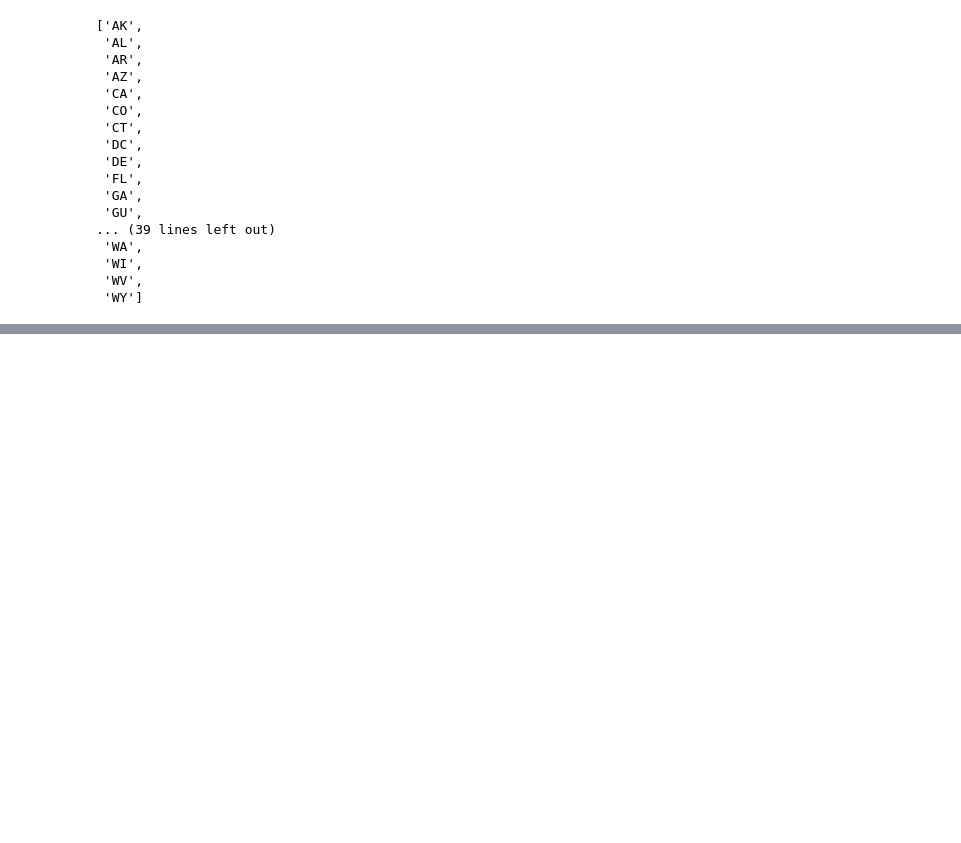
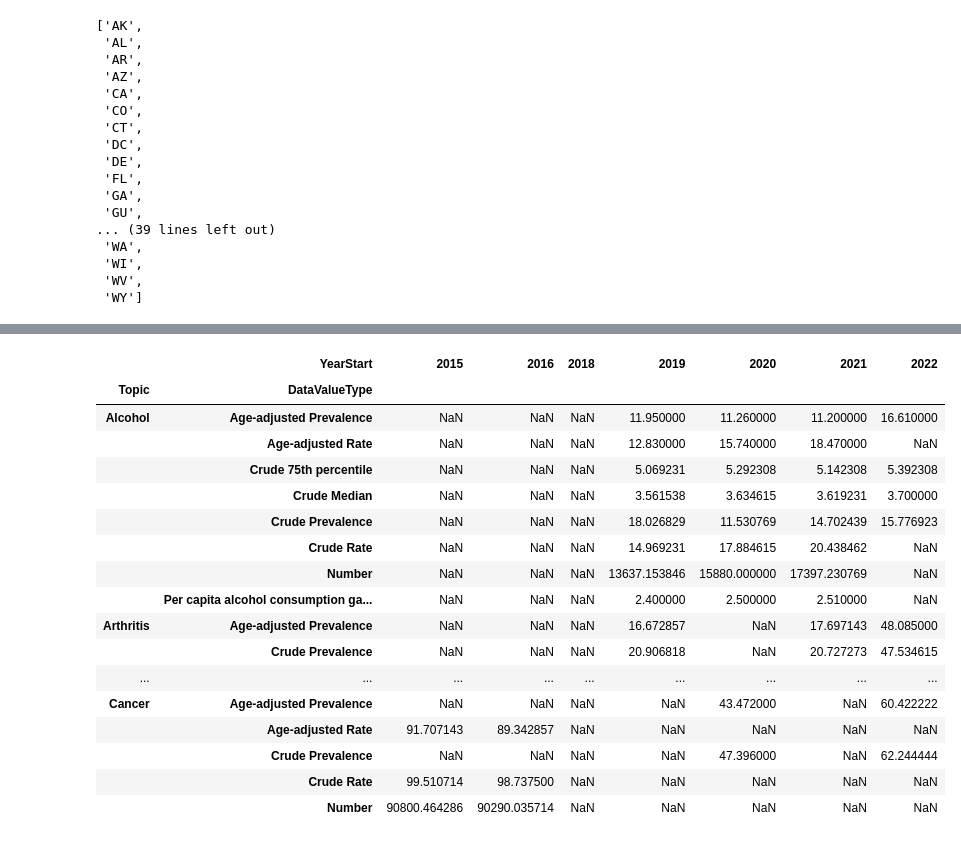
Before and after one commit to ajones1010/Project-1-, a Jupyter notebook: project_1/project_1.ipynb, the cells around one changed output, grey strips where cells are left out. Drawn from its saved outputs; the diff is of its cells as text; code cells hidden in the pictures; blank space fills up the shorter version.

```diff
--- a/project_1/project_1.ipynb
+++ b/project_1/project_1.ipynb
@@ -279,0 +256,4 @@ years_sorted
+# %%
+#adding 0 for NaN values in column "DataValue"
+us_cleaned_df = us_df.fillna({"DataValue": 0})
+us_cleaned_df.head(800)
@@ -279,0 +274,4 @@ years_sorted
+# %%
+# Reseting the index for a more aestethic view
+us_chronic_df = us_cleaned_df.reset_index(drop=True)
+us_chronic_df.head(10)
@@ -279,0 +346,23 @@ years_sorted
+# %%
+#transforming our dataframe with Topic and DataValueType as index and transposing the years into columns
+chronic_pivot_df = chronic_per_year.pivot_table(index=['Topic', 'DataValueType'], columns='YearStart', values='DataValue')
+chronic_pivot_df.head(20)
+# %% [output]
+|  | YearStart | 2015 | 2016 | 2018 | 2019 | 2020 | 2021 | 2022 |
+| Topic | DataValueType |  |  |  |  |  |  |  |
+| Alcohol | Age-adjusted Prevalence | NaN | NaN | NaN | 11.950000 | 11.260000 | 11.200000 | 16.610000 |
+|  | Age-adjusted Rate | NaN | NaN | NaN | 12.830000 | 15.740000 | 18.470000 | NaN |
+|  | Crude 75th percentile | NaN | NaN | NaN | 5.069231 | 5.292308 | 5.142308 | 5.392308 |
+|  | Crude Median | NaN | NaN | NaN | 3.561538 | 3.634615 | 3.619231 | 3.700000 |
+|  | Crude Prevalence | NaN | NaN | NaN | 18.026829 | 11.530769 | 14.702439 | 15.776923 |
+|  | Crude Rate | NaN | NaN | NaN | 14.969231 | 17.884615 | 20.438462 | NaN |
+|  | Number | NaN | NaN | NaN | 13637.153846 | 15880.000000 | 17397.230769 | NaN |
+|  | Per capita alcohol consumption ga... | NaN | NaN | NaN | 2.400000 | 2.500000 | 2.510000 | NaN |
+| Arthritis | Age-adjusted Prevalence | NaN | NaN | NaN | 16.672857 | NaN | 17.697143 | 48.085000 |
+|  | Crude Prevalence | NaN | NaN | NaN | 20.906818 | NaN | 20.727273 | 47.534615 |
+| ... | ... | ... | ... | ... | ... | ... | ... | ... |
+| Cancer | Age-adjusted Prevalence | NaN | NaN | NaN | NaN | 43.472000 | NaN | 60.422222 |
+|  | Age-adjusted Rate | 91.707143 | 89.342857 | NaN | NaN | NaN | NaN | NaN |
+|  | Crude Prevalence | NaN | NaN | NaN | NaN | 47.396000 | NaN | 62.244444 |
+|  | Crude Rate | 99.510714 | 98.737500 | NaN | NaN | NaN | NaN | NaN |
+|  | Number | 90800.464286 | 90290.035714 | NaN | NaN | NaN | NaN | NaN |
```
Also changed, not shown: parts of 17 cells of this notebook.
